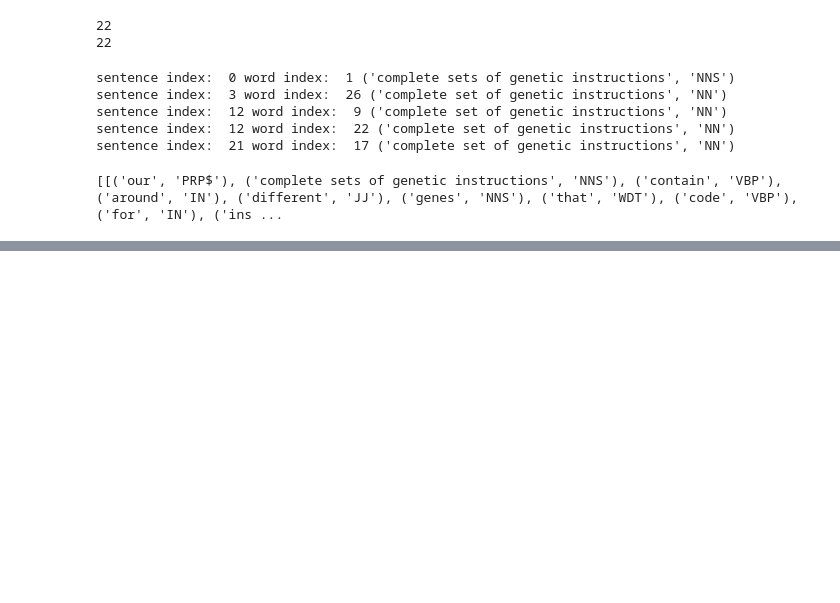
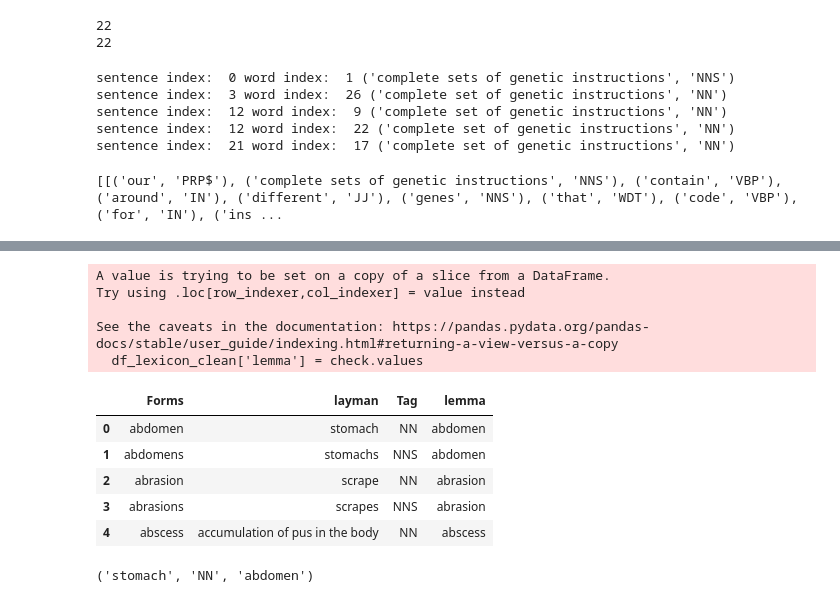
Before and after one commit to michael-pollack/573Project, a Jupyter notebook: project.ipynb, the cells around one changed output, grey strips where cells are left out. Drawn from its saved outputs; the diff is of its cells as text; code cells hidden in the pictures; blank space fills up the shorter version.

```diff
--- a/project.ipynb
+++ b/project.ipynb
@@ -528,0 +572,24 @@ print(raw)
+# %%
+med_terms = df_lexicon_clean['Forms'].tolist()
+# %%
+lemmatizer = WordNetLemmatizer()
+lemma_list = []
+for term in med_terms:
+    lemma_list.append(lemmatizer.lemmatize(term))
+#print(lemma_list)
+# %%
+check = pd.Series(lemma_list)
+df_lexicon_clean['lemma'] = check.values
+df_lexicon_clean.head()
+# %% [output]
+A value is trying to be set on a copy of a slice from a DataFrame.
+Try using .loc[row_indexer,col_indexer] = value instead
+
+See the caveats in the documentation: https://pandas.pydata.org/pandas-docs/stable/user_guide/indexing.html#returning-a-view-versus-a-copy
+  df_lexicon_clean['lemma'] = check.values
+|  | Forms | layman | Tag | lemma |
+| 0 | abdomen | stomach | NN | abdomen |
+| 1 | abdomens | stomachs | NNS | abdomen |
+| 2 | abrasion | scrape | NN | abrasion |
+| 3 | abrasions | scrapes | NNS | abrasion |
+| 4 | abscess | accumulation of pus in the body | NN | abscess |
@@ -528,0 +599,10 @@ print(raw)
+# %%
+term_dict = {}
+print(tup_obj[0])
+for tup in tup_obj:
+    if tup[2] not in term_dict:
+        term_dict[tup[2]] = [(tup[0], tup[1])]
+    else:
+        term_dict[tup[2]].append((tup[0], tup[1]))
+# %% [output]
+('stomach', 'NN', 'abdomen')
```
Also changed, not shown: parts of 8 cells of this notebook, 22 other files.
